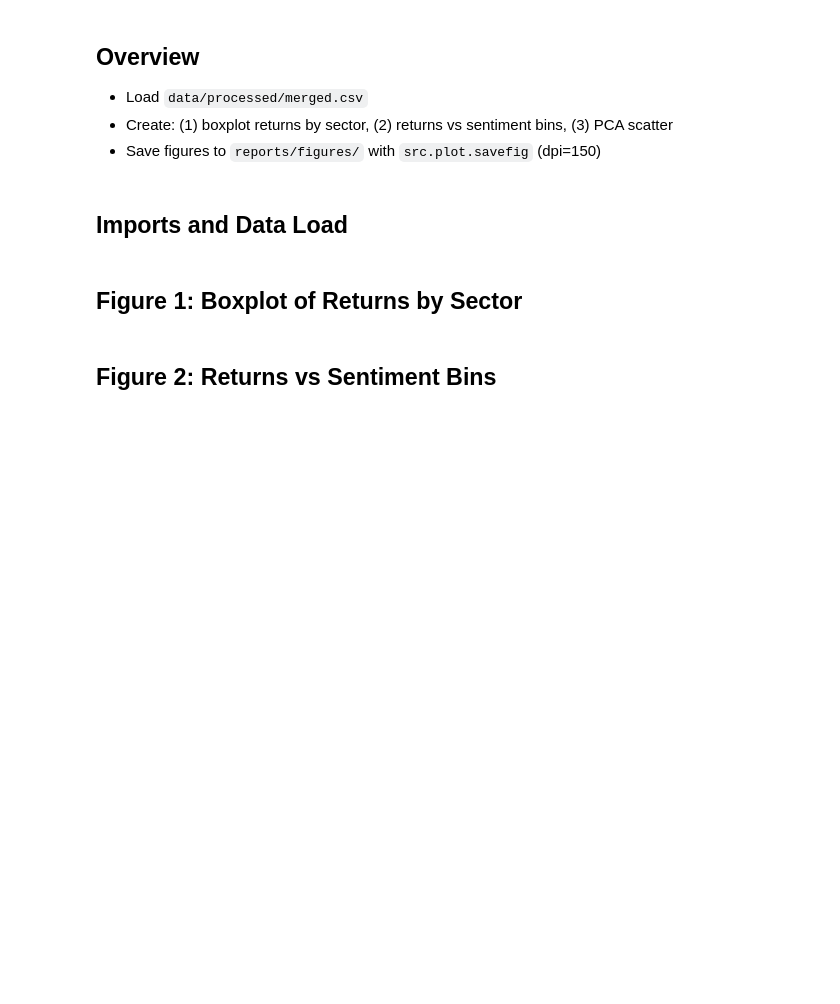
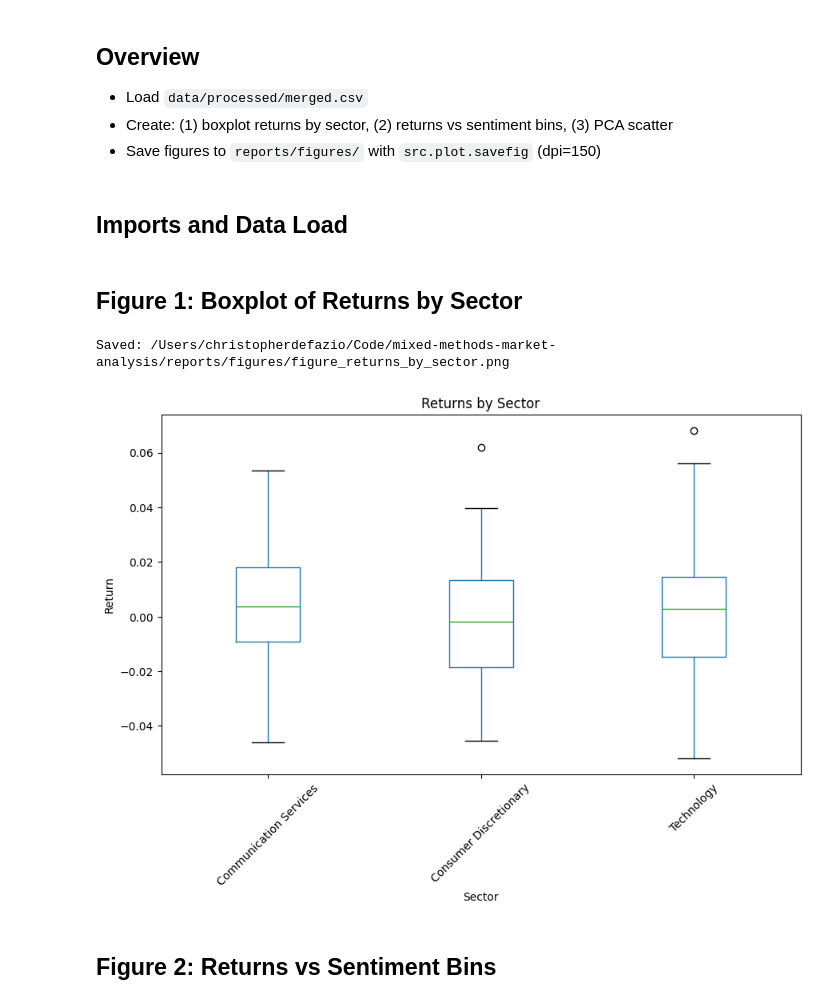
Before and after one commit to chrisdefazio/mixed-methods-market-analysis, a Jupyter notebook: notebooks/04_report_figures.ipynb, the cells around one changed output. Saved outputs shown, nothing was run; the diff lists cells and outputs as text; code cells hidden in the pictures; blank space fills up the shorter version.

```diff
--- a/notebooks/04_report_figures.ipynb
+++ b/notebooks/04_report_figures.ipynb
@@ -29,7 +47,16 @@ import matplotlib.pyplot as plt
 from src.utils import read_csv_safe, validate_columns
 from src.plot import savefig
 
-MERGED_PATH = Path("data/processed/merged.csv")
+# Resolve project root so paths are correct when running from notebooks/
+def _resolve_root() -> Path:
+    candidates = [Path.cwd(), Path.cwd().parent, Path.cwd().parent.parent]
+    for base in candidates:
+        if (base / "pyproject.toml").exists() and (base / "data").exists():
+            return base
+    return Path.cwd()
+
+PROJECT_ROOT = _resolve_root()
+MERGED_PATH = PROJECT_ROOT / "data/processed/merged.csv"
 
 df = read_csv_safe(MERGED_PATH, parse_dates=["date"]) if MERGED_PATH.exists() else pd.DataFrame()
 if not df.empty:
@@ -48,15 +75,22 @@ if not df.empty and "sentiment_score" in df.columns:
     df["sentiment_bin"] = df["sentiment_score"].apply(_bin)
 # %% [markdown]
 ## Figure 1: Boxplot of Returns by Sector
+# %%
+print("Saved:", (PROJECT_ROOT / "reports/figures/figure_returns_by_sector.png").as_posix())
+# %% [output]
+Saved: /Users/christopherdefazio/Code/mixed-methods-market-analysis/reports/figures/figure_returns_by_sector.png
 # %%
-# Structure only; plotting without execution
+# Generate and save figure 1
 if not df.empty:
-    fig1, ax1 = plt.subplots(figsize=(8, 5))
-    # df.boxplot(column="return", by="sector", ax=ax1, grid=False, rot=45)
+    fig1, ax1 = plt.subplots(figsize=(10, 6))
+    df.boxplot(column="return", by="sector", ax=ax1, grid=False, rot=45)
     ax1.set_title("Returns by Sector")
     ax1.set_xlabel("Sector")
     ax1.set_ylabel("Return")
-    # savefig("figure_returns_by_sector.png", fig=fig1, dpi=150)
+    plt.suptitle("")
+    savefig(PROJECT_ROOT / "reports/figures/figure_returns_by_sector.png", fig=fig1, dpi=150)
+# %% [output]
+[figure, added]
 # %% [markdown]
 ## Figure 2: Returns vs Sentiment Bins
 # %%
```
Also changed, not shown: parts of 3 cells of this notebook, 17 other files.
